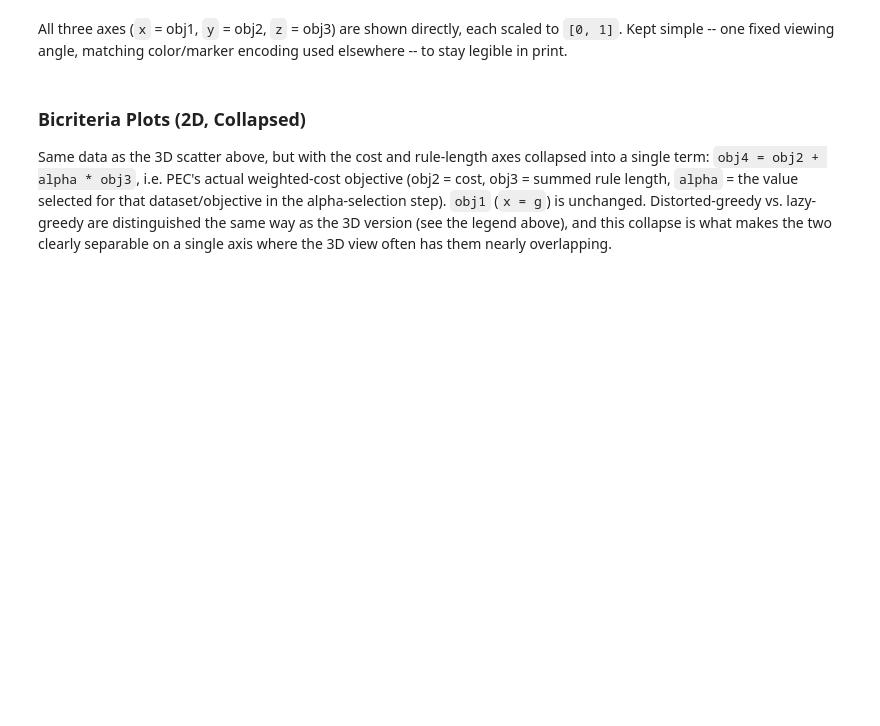
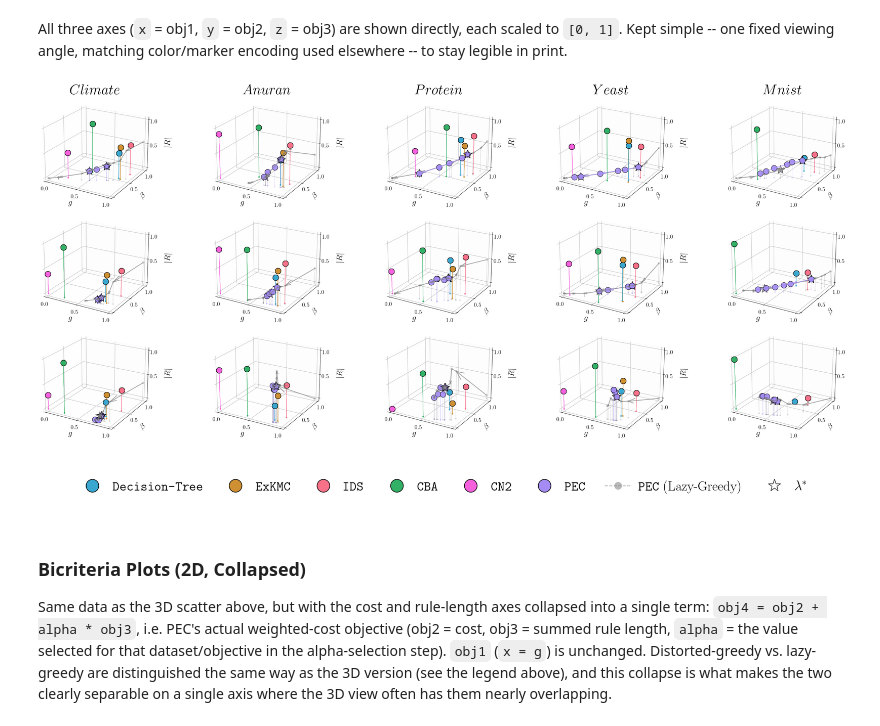
Before and after one commit to kevinqnb/interpretable-clustering, a Jupyter notebook: examples/experiments.ipynb, the cells around one changed output. Drawn from its saved outputs; the diff is of its cells as text; code cells hidden in the pictures; blank space fills up the shorter version.

```diff
--- a/examples/experiments.ipynb
+++ b/examples/experiments.ipynb
@@ -725,7 +760,7 @@ lambda_dataset_ref_dict = {
     "anuran": "_conf_50",
     "protein": "_conf_50",
     "yeast": "_conf_50",
-    #"mnist": "_conf_50",
+    "mnist": "_conf_50",
     #"fashion": "_conf_50",
 }
 
@@ -1024,38 +1059,40 @@ for i, (dataset, objective_result_dict) in enumerate(scatter_dict.items()):
         ax.set_box_aspect(None, zoom=1.12)
 
         ax.view_init(elev=22, azim=-60)
 
         # Title with dataset name
         if j == 0:
             if dataset == "kddcup":
                 ax.set_title(rf"$KDDCup$", pad=6)
             else:
                 ax.set_title(rf"${dataset.capitalize()}$", pad=6)
 
         # Axis titles on every panel, same as x and z below -- consistent
         # rather than shown only on an edge, since each panel shares the same
         # view angle and axis meaning throughout the grid.
         ax.set_ylabel(r"$\beta$", labelpad=6, fontsize=22)
         ax.set_xlabel(r"$g$", labelpad=2, fontsize=22)
         ax.set_zlabel(r"$|R|$", labelpad=10, fontsize=22)
 
         # Light, uncluttered panes/gridlines so points stay legible in print
         ax.xaxis.pane.set_alpha(0.05)
         ax.yaxis.pane.set_alpha(0.05)
         ax.zaxis.pane.set_alpha(0.05)
         ax.grid(True, linestyle=':', linewidth=0.6, alpha=0.5)
 
 # 3D subplots report an inflated layout bbox (extra margin reserved for
 # rotation), which makes plt.tight_layout() leave excess whitespace and
 # doesn't resolve corner tick-label crowding -- pack the grid manually
 # instead, slightly overlapping the reserved (not visible-content) margins.
 fig.subplots_adjust(left=0.02, right=0.99, top=0.94, bottom=0.03, wspace=-0.08, hspace=0.08)
 
-#plt.savefig(
-#    "../figures/experiments/bicriteria_3d.pdf",
-#    bbox_inches='tight',
-#    dpi=300
-#)
+plt.savefig(
+    "../figures/experiments/bicriteria_3d.pdf",
+    bbox_inches='tight',
+    dpi=300
+)
+# %% [output]
+[figure, added]
 # %%
 # Create a separate legend for the scatter plot with marker styles
 fig, ax = plt.subplots(figsize=(34, 2.2))
@@ -1115,13 +1152,15 @@ legend_elements.append(
 ax.legend(handles=legend_elements, ncol=9, loc='center', frameon=False, columnspacing=1.4, handletextpad=0.5)
 ax.axis('off')
 
-#plt.savefig(
-#    "../figures/experiments/bicriteria_legend.pdf",
-#    bbox_inches='tight',
-#    dpi=300
-#)
+plt.savefig(
+    "../figures/experiments/bicriteria_legend.pdf",
+    bbox_inches='tight',
+    dpi=300
+)
 
 plt.show()
+# %% [output]
+[figure, added]
 # %% [markdown]
 ### Bicriteria Plots (2D, Collapsed)
 
```
Also changed, not shown: parts of 14 cells of this notebook, 2 other files.
